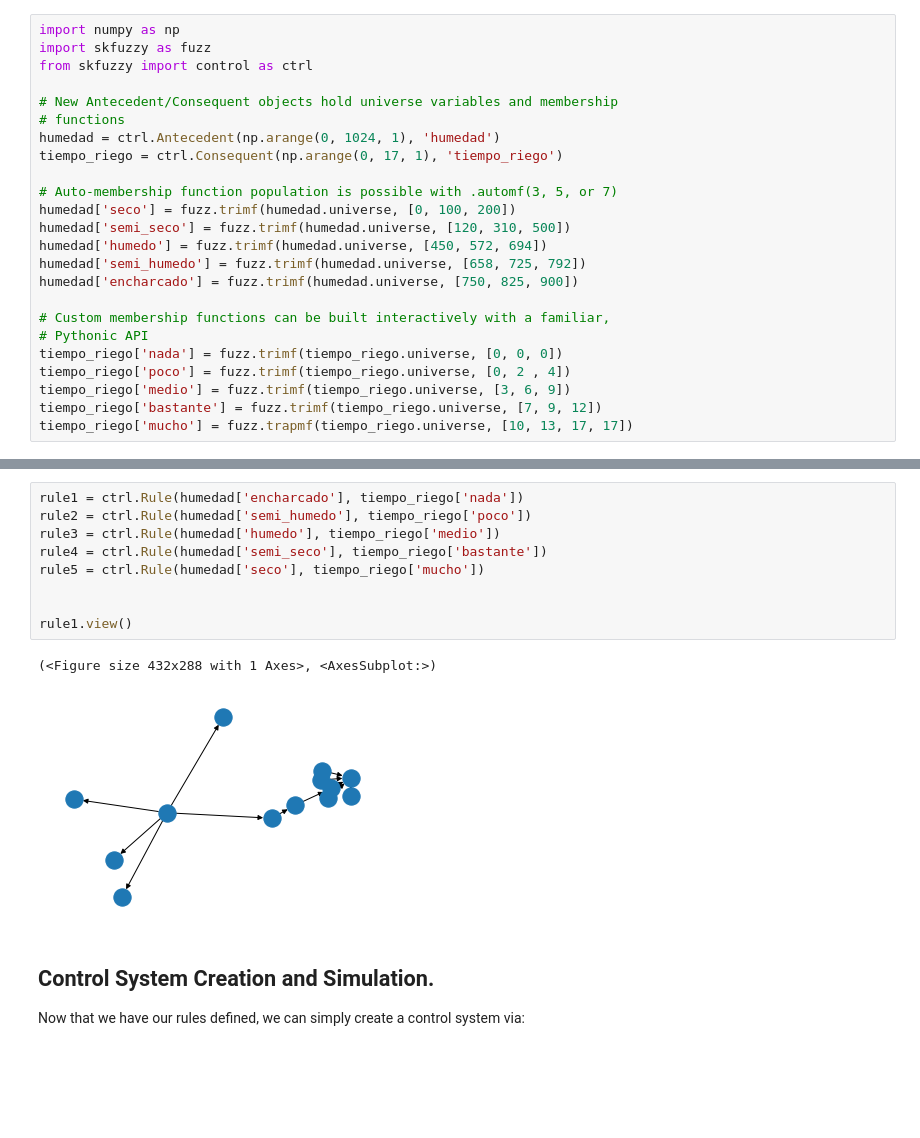
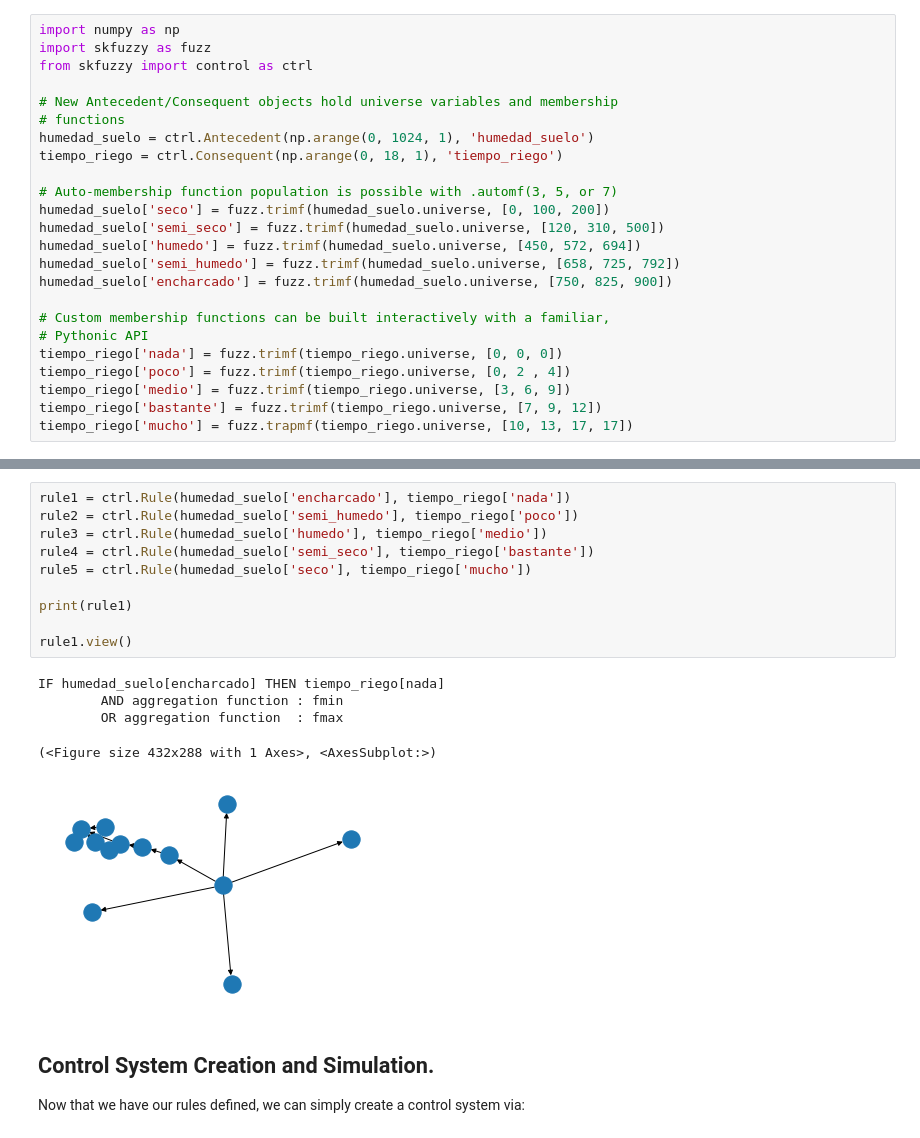
Before and after one commit to jorgeortizc06/smartnature, a Jupyter notebook: fuzzy-logic/FuzzyLogic_Irrigation_1variable.ipynb, the cells around one changed output, grey strips where cells are left out. Saved outputs shown, nothing was run; the diff lists cells and outputs as text; blank space fills up the shorter version.

```diff
--- a/fuzzy-logic/FuzzyLogic_Irrigation_1variable.ipynb
+++ b/fuzzy-logic/FuzzyLogic_Irrigation_1variable.ipynb
@@ -5,15 +5,15 @@ from skfuzzy import control as ctrl
 
 # New Antecedent/Consequent objects hold universe variables and membership
 # functions
-humedad = ctrl.Antecedent(np.arange(0, 1024, 1), 'humedad')
-tiempo_riego = ctrl.Consequent(np.arange(0, 17, 1), 'tiempo_riego')
+humedad_suelo = ctrl.Antecedent(np.arange(0, 1024, 1), 'humedad_suelo')
+tiempo_riego = ctrl.Consequent(np.arange(0, 18, 1), 'tiempo_riego')
 
 # Auto-membership function population is possible with .automf(3, 5, or 7)
-humedad['seco'] = fuzz.trimf(humedad.universe, [0, 100, 200])
-humedad['semi_seco'] = fuzz.trimf(humedad.universe, [120, 310, 500])
-humedad['humedo'] = fuzz.trimf(humedad.universe, [450, 572, 694])
-humedad['semi_humedo'] = fuzz.trimf(humedad.universe, [658, 725, 792])
-humedad['encharcado'] = fuzz.trimf(humedad.universe, [750, 825, 900])
+humedad_suelo['seco'] = fuzz.trimf(humedad_suelo.universe, [0, 100, 200])
+humedad_suelo['semi_seco'] = fuzz.trimf(humedad_suelo.universe, [120, 310, 500])
+humedad_suelo['humedo'] = fuzz.trimf(humedad_suelo.universe, [450, 572, 694])
+humedad_suelo['semi_humedo'] = fuzz.trimf(humedad_suelo.universe, [658, 725, 792])
+humedad_suelo['encharcado'] = fuzz.trimf(humedad_suelo.universe, [750, 825, 900])
 
 # Custom membership functions can be built interactively with a familiar,
 # Pythonic API
@@ -34,15 +34,19 @@ tiempo_riego.view()
 # %%
-rule1 = ctrl.Rule(humedad['encharcado'], tiempo_riego['nada'])
-rule2 = ctrl.Rule(humedad['semi_humedo'], tiempo_riego['poco'])
-rule3 = ctrl.Rule(humedad['humedo'], tiempo_riego['medio'])
-rule4 = ctrl.Rule(humedad['semi_seco'], tiempo_riego['bastante'])
-rule5 = ctrl.Rule(humedad['seco'], tiempo_riego['mucho'])
+rule1 = ctrl.Rule(humedad_suelo['encharcado'], tiempo_riego['nada'])
+rule2 = ctrl.Rule(humedad_suelo['semi_humedo'], tiempo_riego['poco'])
+rule3 = ctrl.Rule(humedad_suelo['humedo'], tiempo_riego['medio'])
+rule4 = ctrl.Rule(humedad_suelo['semi_seco'], tiempo_riego['bastante'])
+rule5 = ctrl.Rule(humedad_suelo['seco'], tiempo_riego['mucho'])
 
+print(rule1)
 
 rule1.view()
 # %% [output]
-(<Figure size 432x288 with 1 Axes>, <AxesSubplot:>)
+IF humedad_suelo[encharcado] THEN tiempo_riego[nada]
+        AND aggregation function : fmin
+        OR aggregation function  : fmax
+(<Figure size 432x288 with 1 Axes>, <AxesSubplot:>)
-[figure, old version]
+[figure, new version]
 # %% [markdown]
 ## Control System Creation and Simulation.
 
```
Also changed, not shown: parts of 4 cells of this notebook, 1 other file.
